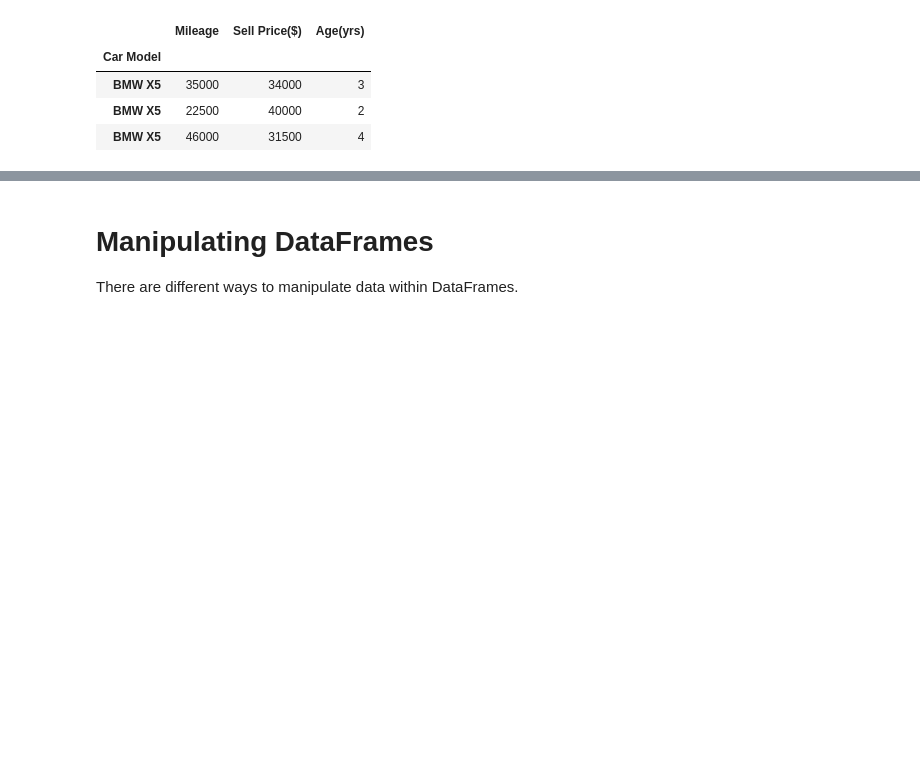
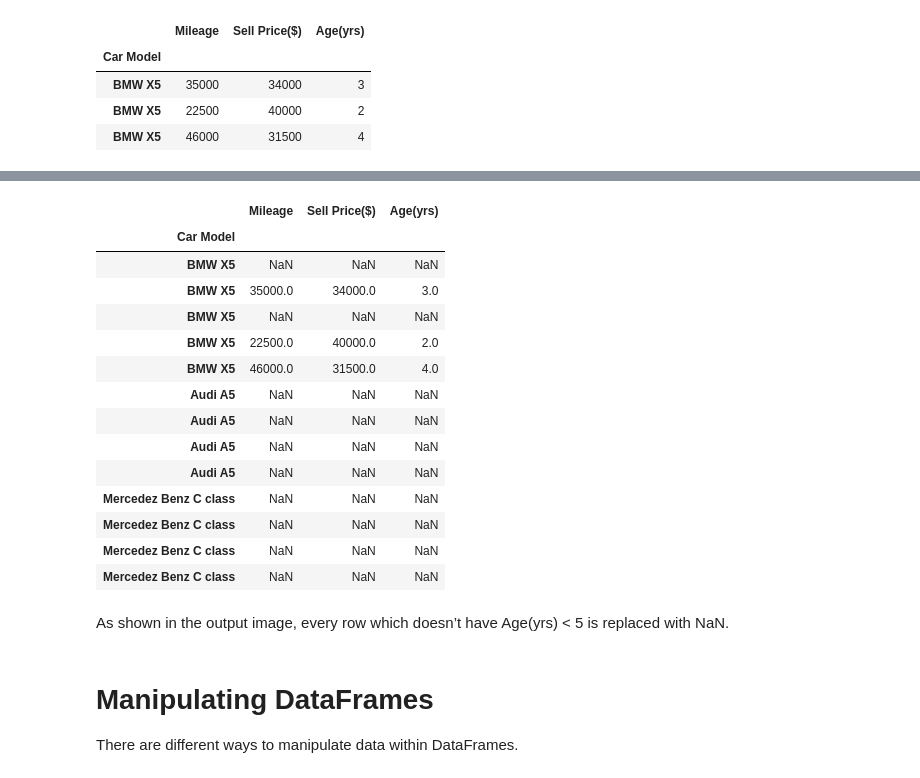
Before and after one commit to mkjubran/IntroToPython-NonIT, a Jupyter notebook: PandasBasics.ipynb, the cells around one changed output, grey strips where cells are left out. Cells and saved outputs as stored; diff of their text form; code cells hidden in the pictures; blank space fills up the shorter version.

```diff
--- a/PandasBasics.ipynb
+++ b/PandasBasics.ipynb
@@ -268,0 +267,4 @@ cars.loc[cars['Age(yrs)']<5]
+# %%
+# Print out observations for new cars
+filter = cars['Age(yrs)']<5
+print(filter)
@@ -269,3 +287,24 @@ cars.loc[cars['Age(yrs)']<5]
+# %%
+New_Cars=cars.where(filter)
+New_Cars
+# %% [output]
+|  | Mileage | Sell Price($) | Age(yrs) |
+| Car Model |  |  |  |
+| BMW X5 | NaN | NaN | NaN |
+| BMW X5 | 35000.0 | 34000.0 | 3.0 |
+| BMW X5 | NaN | NaN | NaN |
+| BMW X5 | 22500.0 | 40000.0 | 2.0 |
+| BMW X5 | 46000.0 | 31500.0 | 4.0 |
+| Audi A5 | NaN | NaN | NaN |
+| Audi A5 | NaN | NaN | NaN |
+| Audi A5 | NaN | NaN | NaN |
+| Audi A5 | NaN | NaN | NaN |
+| Mercedez Benz C class | NaN | NaN | NaN |
+| Mercedez Benz C class | NaN | NaN | NaN |
+| Mercedez Benz C class | NaN | NaN | NaN |
+| Mercedez Benz C class | NaN | NaN | NaN |
+# %% [markdown]
+As shown in the output image, every row which doesn’t have Age(yrs) < 5 is replaced with NaN.
 # %% [markdown]
 # Manipulating DataFrames
 There are different ways to manipulate data within DataFrames.
```
Also changed, not shown: parts of 12 cells of this notebook.
